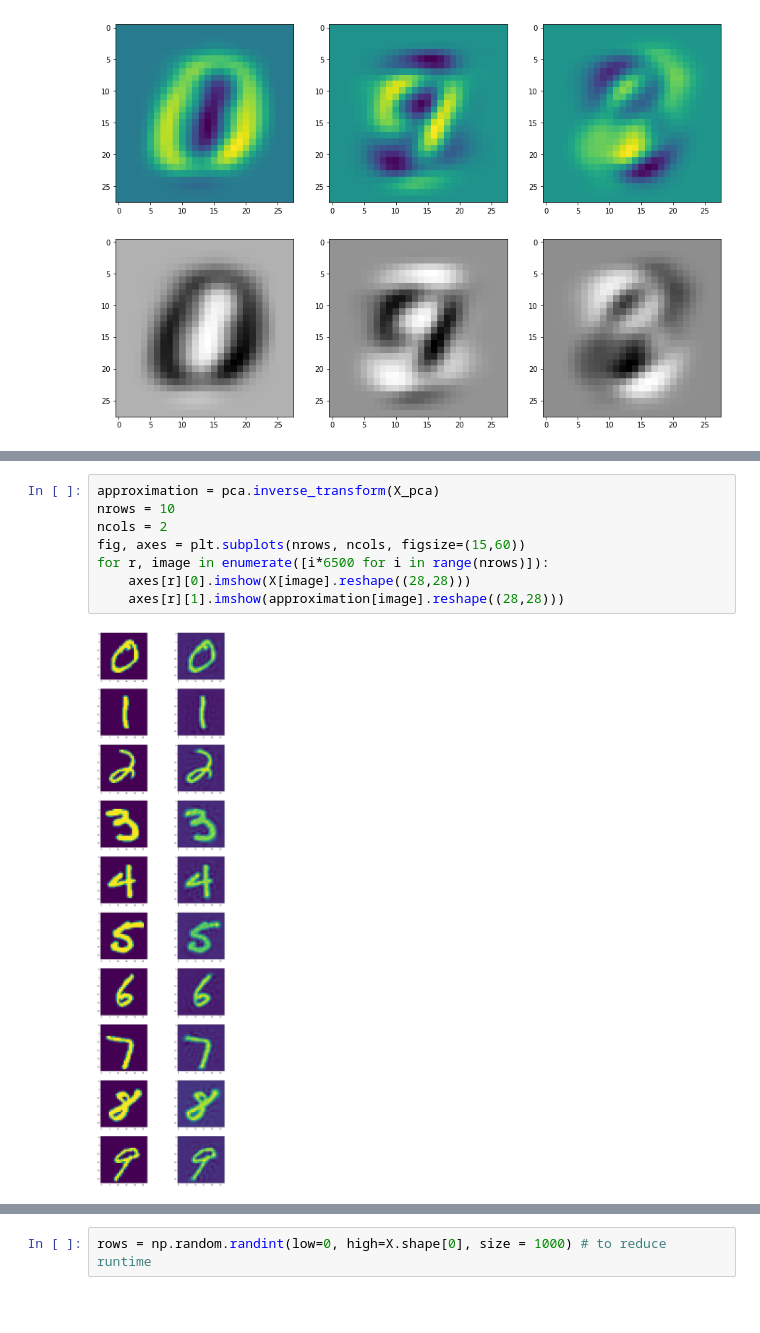
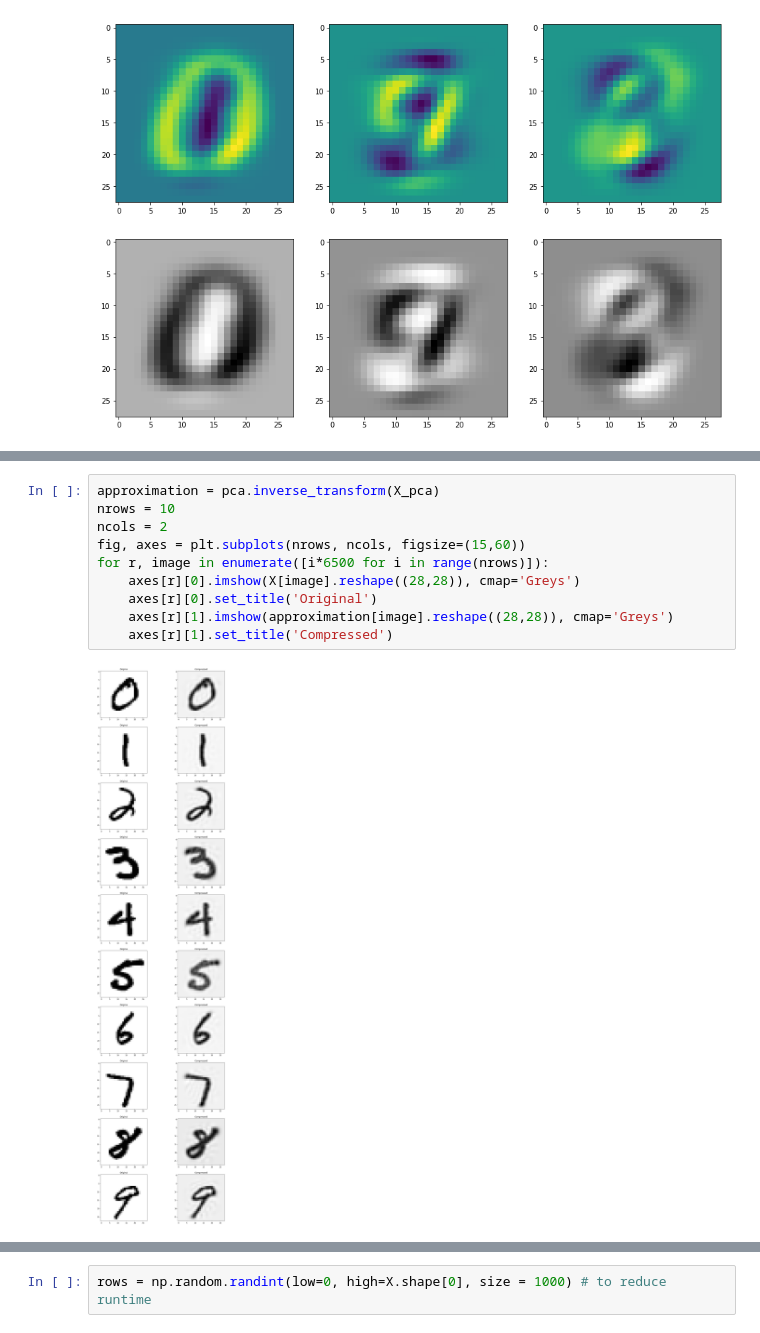
Before and after one commit to benbranchflower/applied_machine_learning, a Jupyter notebook: dimensionality_reduction_and_clustering.ipynb, the cells around one changed output, grey strips where cells are left out. Cells and saved outputs as stored; diff of their text form; blank space fills up the shorter version.

```diff
--- a/dimensionality_reduction_and_clustering.ipynb
+++ b/dimensionality_reduction_and_clustering.ipynb
@@ -96,10 +101,12 @@ I kind of like the colours on the first one so I used them both.
 # %%
 approximation = pca.inverse_transform(X_pca)
 nrows = 10
 ncols = 2
 fig, axes = plt.subplots(nrows, ncols, figsize=(15,60))
 for r, image in enumerate([i*6500 for i in range(nrows)]):
-    axes[r][0].imshow(X[image].reshape((28,28)))
-    axes[r][1].imshow(approximation[image].reshape((28,28)))
+    axes[r][0].imshow(X[image].reshape((28,28)), cmap='Greys')
+    axes[r][0].set_title('Original')
+    axes[r][1].imshow(approximation[image].reshape((28,28)), cmap='Greys')
+    axes[r][1].set_title('Compressed')
 # %% [output]
-[figure, old version]
+[figure, new version]
```
Also changed, not shown: parts of 47 cells of this notebook.
